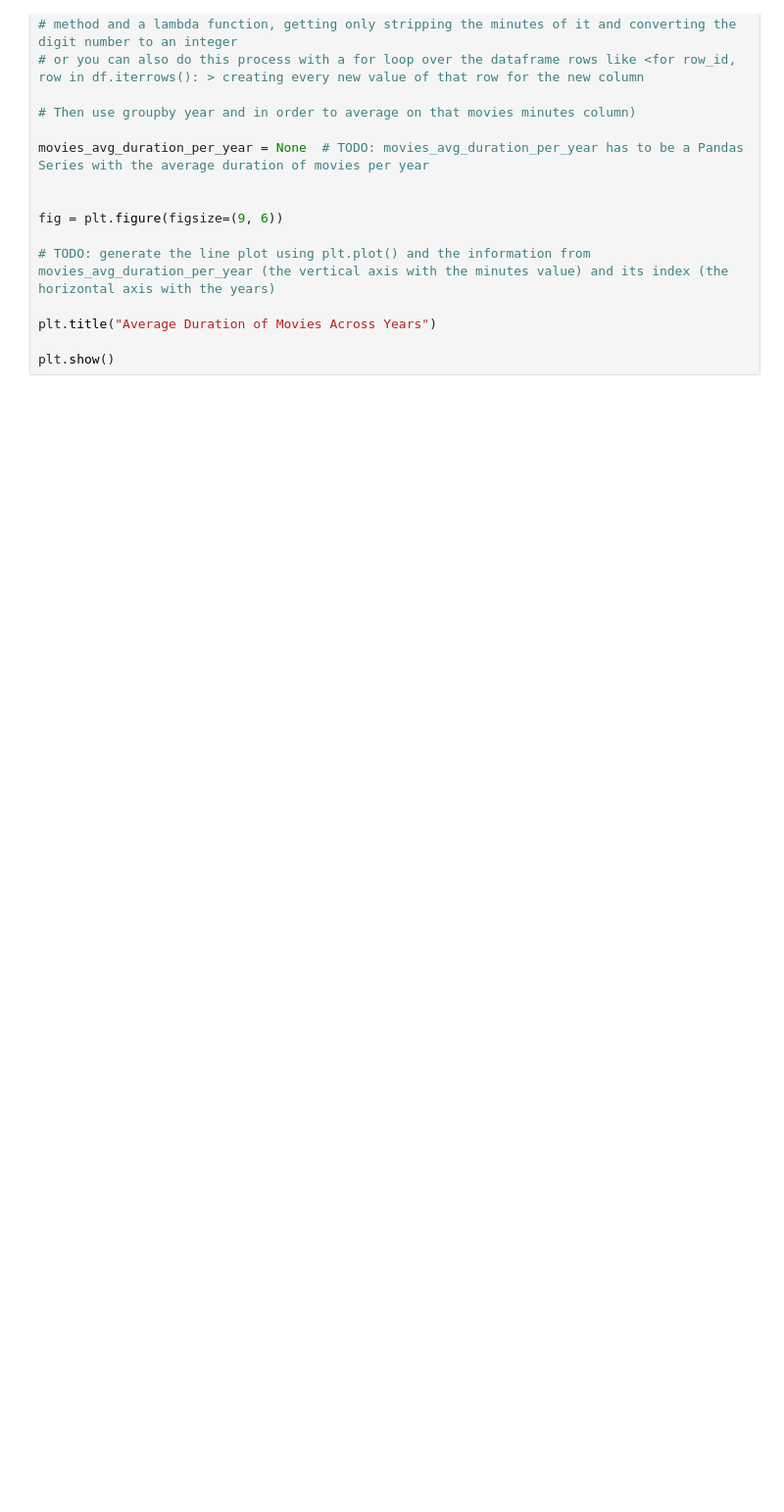
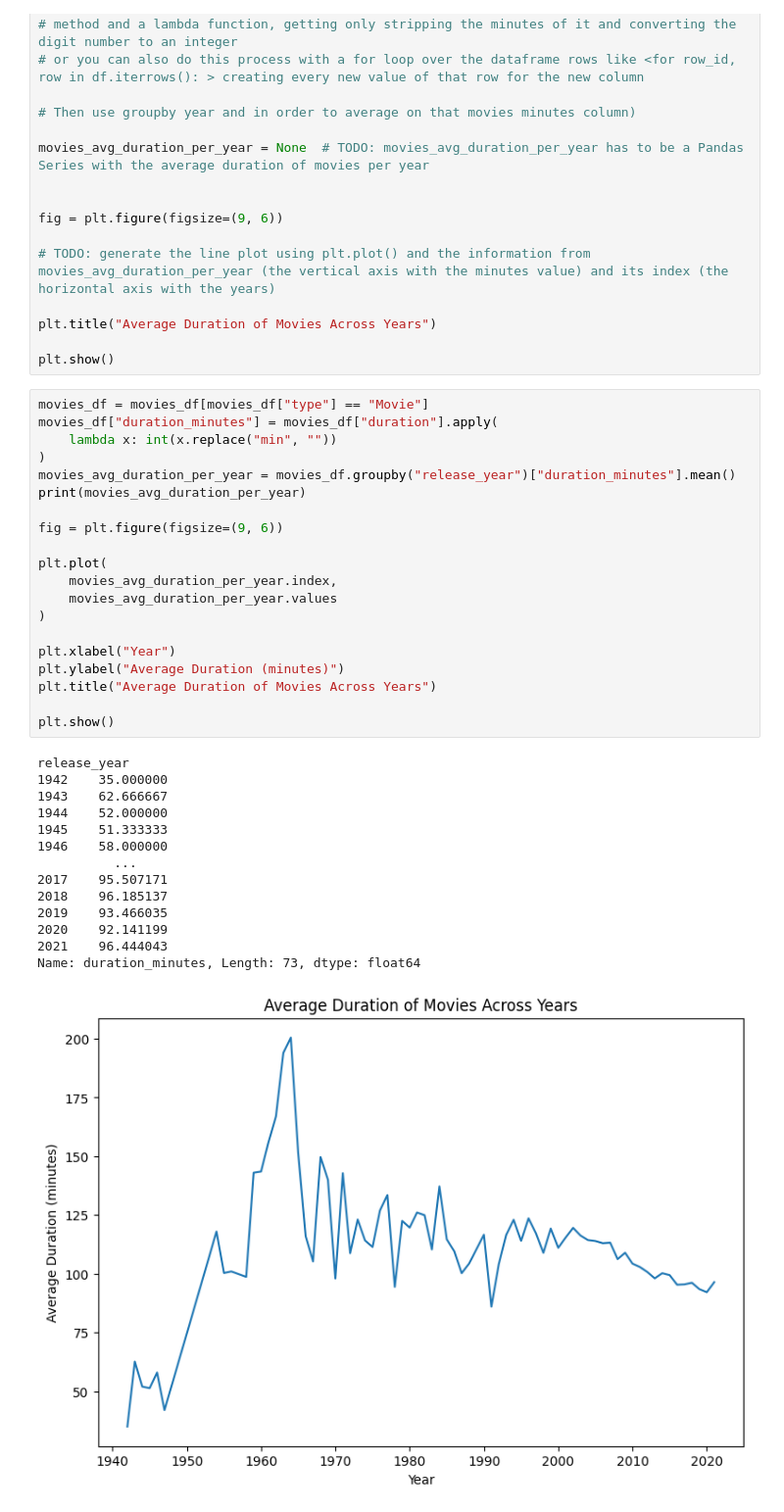
Before and after one commit to carlotasoler03/eae_ipld_project, a Jupyter notebook: development/02_netflix_data_analysis.ipynb, the cells around one changed output. Shown at 98% size. Saved outputs shown, nothing was run; the diff lists cells and outputs as text; blank space fills up the shorter version.

```diff
--- a/development/02_netflix_data_analysis.ipynb
+++ b/development/02_netflix_data_analysis.ipynb
@@ -105,3 +163,38 @@ fig = plt.figure(figsize=(9, 6))
 plt.title("Average Duration of Movies Across Years")
 
 plt.show()
+# %%
+movies_df = movies_df[movies_df["type"] == "Movie"]
+movies_df["duration_minutes"] = movies_df["duration"].apply(
+    lambda x: int(x.replace("min", ""))
+)
+movies_avg_duration_per_year = movies_df.groupby("release_year")["duration_minutes"].mean()
+print(movies_avg_duration_per_year)
+
+fig = plt.figure(figsize=(9, 6))
+
+plt.plot(
+    movies_avg_duration_per_year.index,
+    movies_avg_duration_per_year.values
+)
+
+plt.xlabel("Year")
+plt.ylabel("Average Duration (minutes)")
+plt.title("Average Duration of Movies Across Years")
+
+plt.show()
+# %% [output]
+release_year
+1942    35.000000
+1943    62.666667
+1944    52.000000
+1945    51.333333
+1946    58.000000
+          ...
+2017    95.507171
+2018    96.185137
+2019    93.466035
+2020    92.141199
+2021    96.444043
+Name: duration_minutes, Length: 73, dtype: float64
+[figure, added]
```
Also changed, not shown: parts of 6 cells of this notebook.
